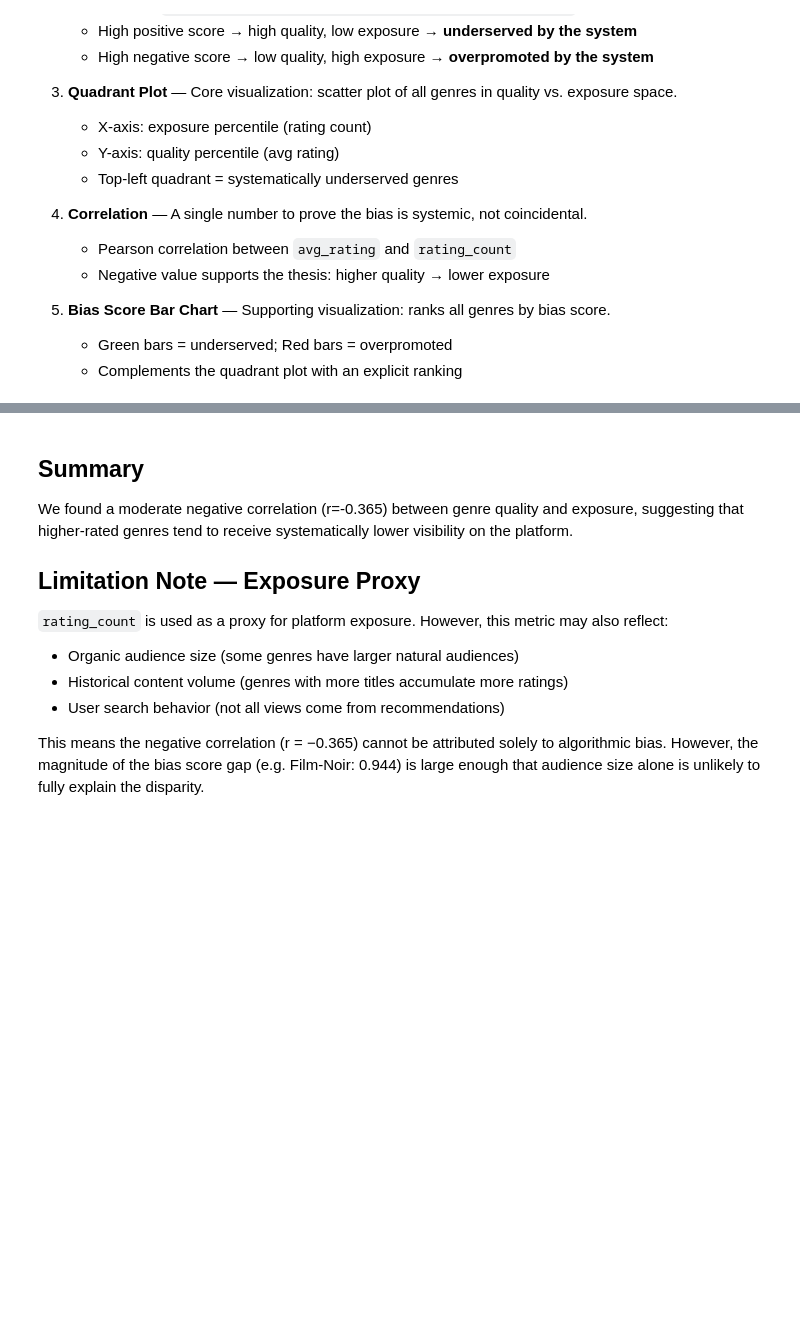
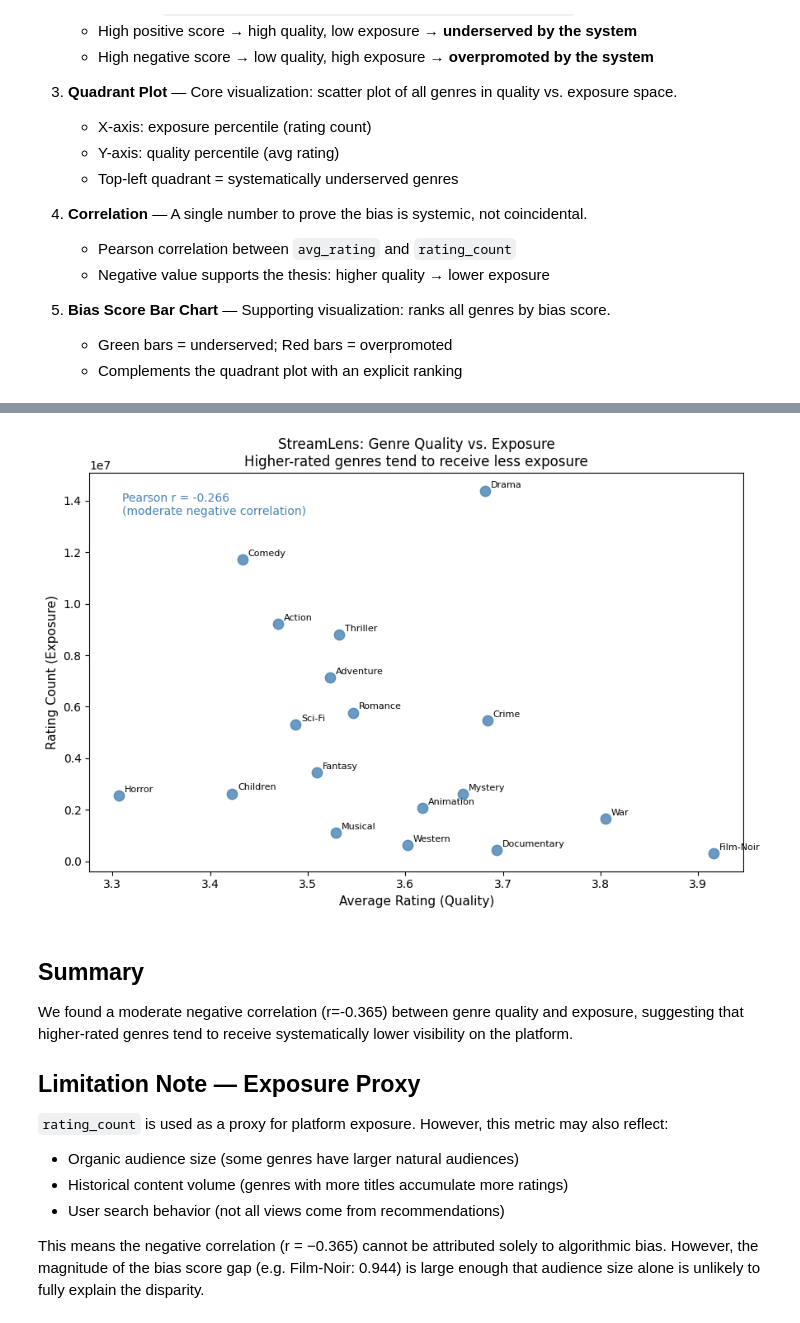
Before and after one commit to xinyacheng716/StreamLens, a Jupyter notebook: notebooks/phase2_bias_analysis.ipynb, the cells around one changed output, grey strips where cells are left out. Saved outputs shown, nothing was run; the diff lists cells and outputs as text; code cells hidden in the pictures; blank space fills up the shorter version.

```diff
--- a/notebooks/phase2_bias_analysis.ipynb
+++ b/notebooks/phase2_bias_analysis.ipynb
@@ -183,3 +190,49 @@ Pearson correlation between avg_rating and rating_count: -0.365
+# %%
+# Step 6: Correlation Scatter Plot
+# Shows the relationship between avg_rating (quality) and rating_count (exposure)
+# Each dot = one genre
+# Pearson r = -0.365: measures direction and strength of linear relationship
+# No regression line drawn — Pearson r is not a regression slope
+
+fig, ax = plt.subplots(figsize=(9, 6))
+
+ax.scatter(
+    genre_summary['avg_rating'],
+    genre_summary['rating_count'],
+    s=80, color='steelblue', alpha=0.8, zorder=3
+)
+
+for _, row in genre_summary.iterrows():
+    ax.annotate(
+        text=row['genres'],
+        xy=(row['avg_rating'], row['rating_count']),
+        xytext=(5, 3),
+        textcoords='offset points',
+        fontsize=8
+    )
+
+# Annotate Pearson r value
+# transform=ax.transAxes means position is in axis fraction (0~1), not data units
+ax.text(
+    0.05, 0.95,
+    'Pearson r = -0.266\n(moderate negative correlation)',
+    transform=ax.transAxes,
+    fontsize=10,
+    verticalalignment='top',
+    color='steelblue'
+)
+
+ax.set_xlabel('Average Rating (Quality)', fontsize=11)
+ax.set_ylabel('Rating Count (Exposure)', fontsize=11)
+ax.set_title('StreamLens: Genre Quality vs. Exposure\n'
+             'Higher-rated genres tend to receive less exposure',
+             fontsize=12)
+
+plt.tight_layout()
+plt.savefig('../outputs/figures/phase2_correlation.png', dpi=300, bbox_inches='tight')
+plt.show()
+# %% [output]
+[figure, added]
 # %% [markdown]
 ## Summary
 We found a moderate negative correlation (r=-0.365) between genre quality and exposure, suggesting that higher-rated genres tend to receive systematically lower visibility on the platform.
```
Also changed, not shown: parts of 8 cells of this notebook, 12 other files.
